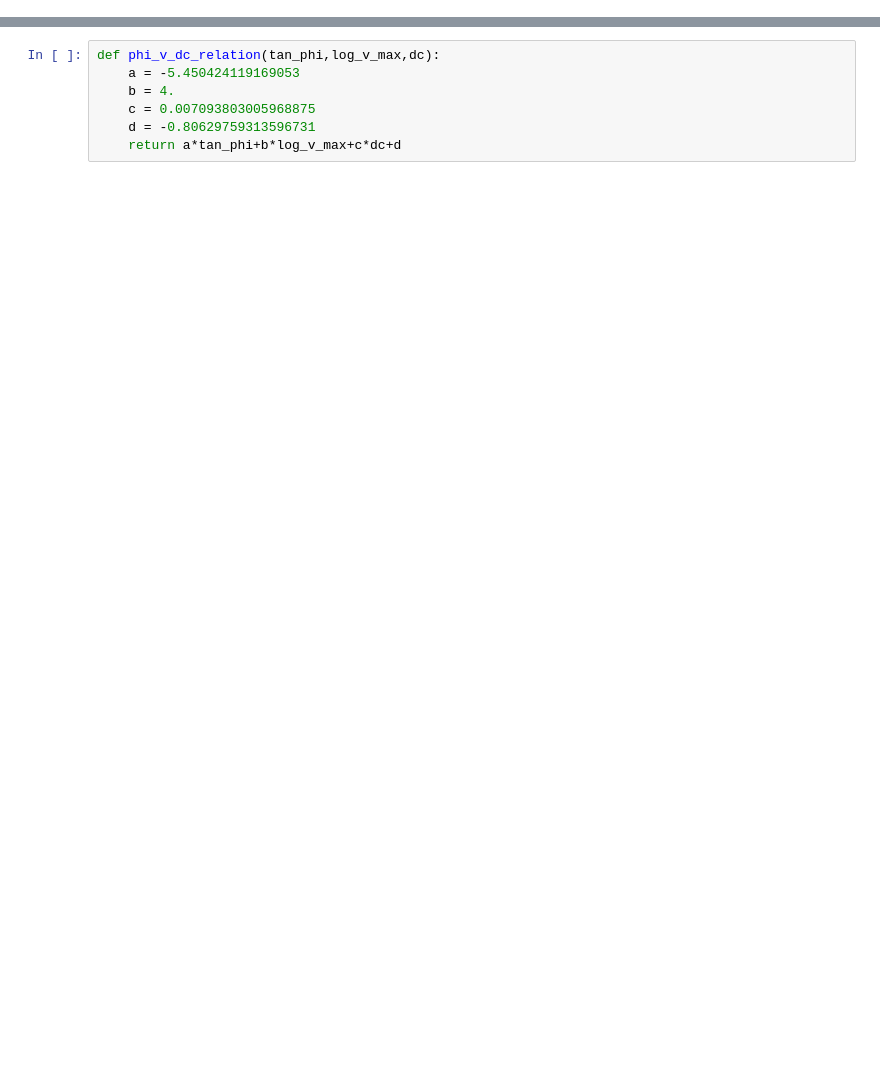
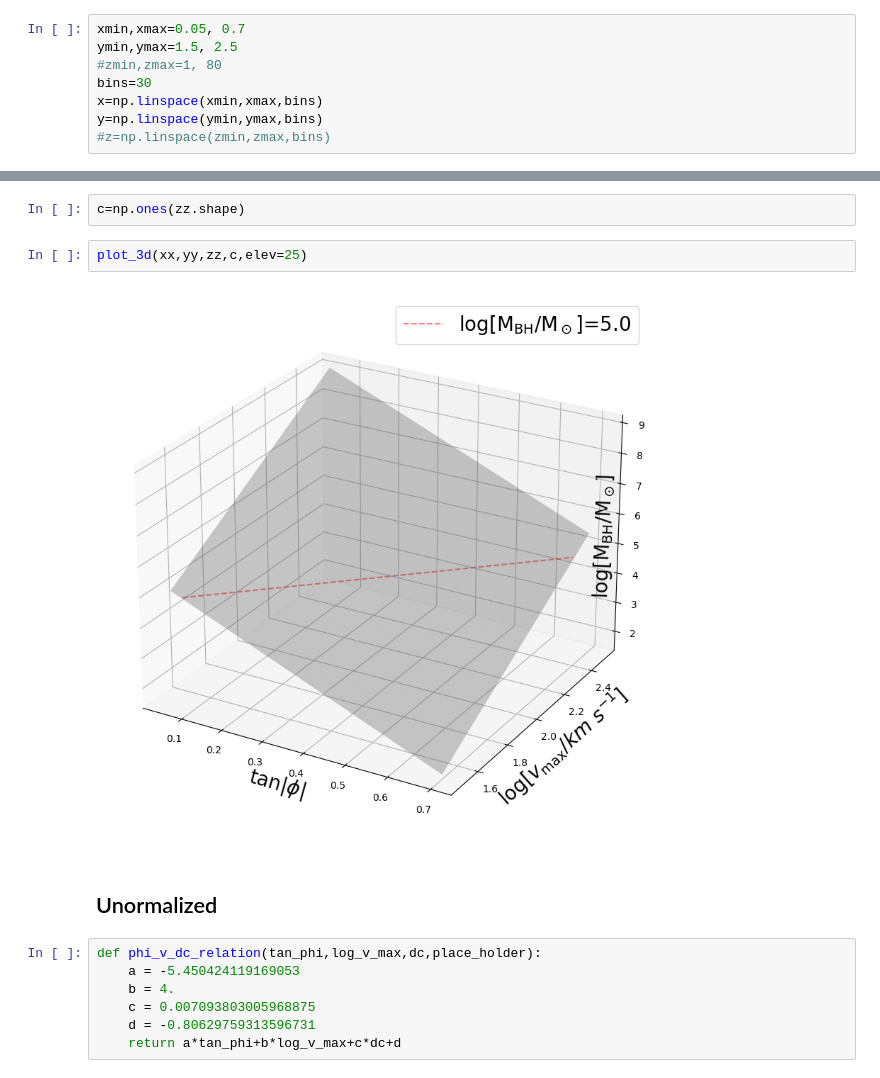
Before and after one commit to ZehaoJin/Ultimate_black_hole_mass_scaling_relations_Symbolic_Regression, a Jupyter notebook: Blackhole_properties/LTG_sprial_plot_0512.ipynb, the cells around one changed output, grey strips where cells are left out. Drawn from its saved outputs; the diff is of its cells as text; blank space fills up the shorter version.

```diff
--- a/Blackhole_properties/LTG_sprial_plot_0512.ipynb
+++ b/Blackhole_properties/LTG_sprial_plot_0512.ipynb
@@ -4,0 +186,8 @@ import new_relations
+# %%
+xmin,xmax=0.05, 0.7
+ymin,ymax=1.5, 2.5
+#zmin,zmax=1, 80
+bins=30
+x=np.linspace(xmin,xmax,bins)
+y=np.linspace(ymin,ymax,bins)
+#z=np.linspace(zmin,zmax,bins)
@@ -5,5 +204,13 @@ import new_relations
+# %%
+c=np.ones(zz.shape)
+# %%
+plot_3d(xx,yy,zz,c,elev=25)
+# %% [output]
+[figure, added]
+# %% [markdown]
+## Unormalized
 # %%
-def phi_v_dc_relation(tan_phi,log_v_max,dc):
+def phi_v_dc_relation(tan_phi,log_v_max,dc,place_holder):
     a = -5.450424119169053
     b = 4.
     c = 0.007093803005968875
```
Also changed, not shown: parts of 28 cells of this notebook, 2 other files.
